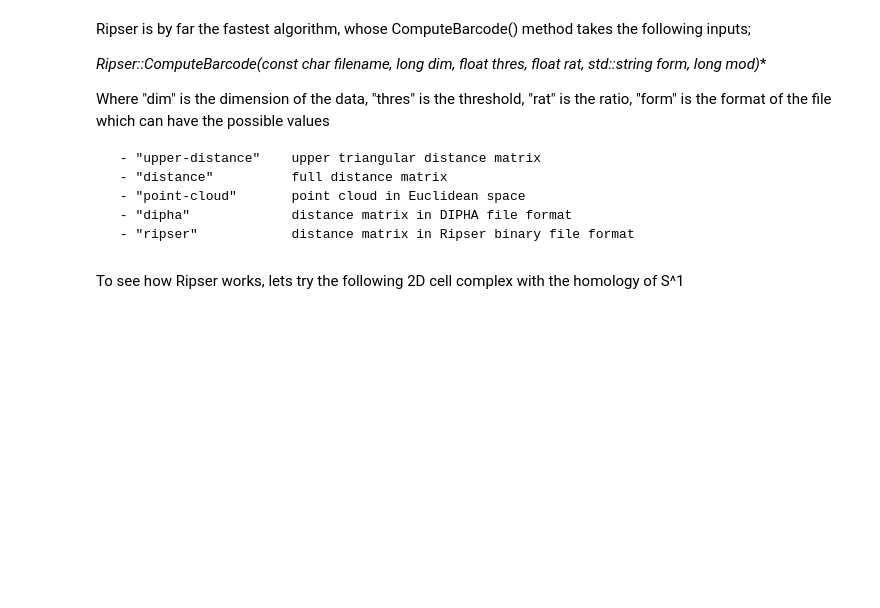
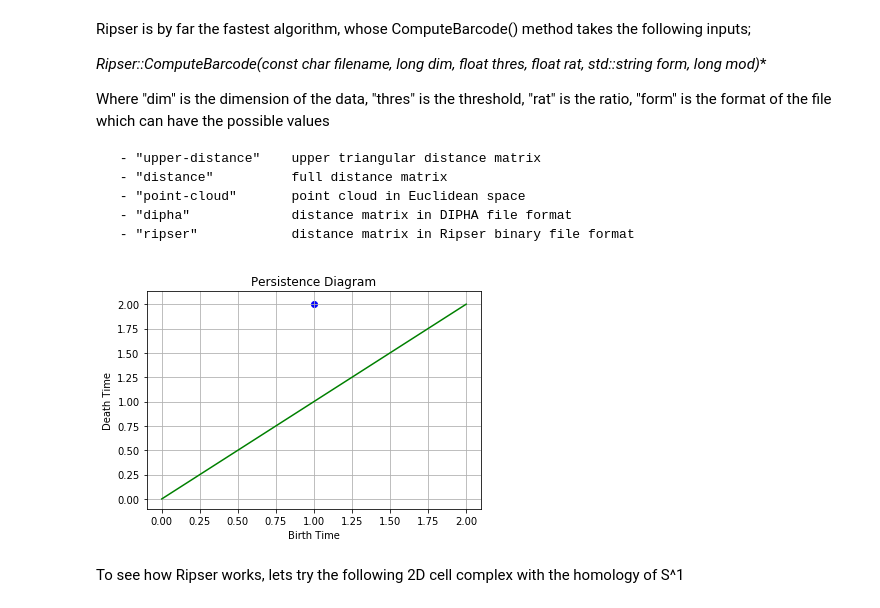
Before and after one commit to infophysics/tda-toolkit, a Jupyter notebook: TDA Persistent Homology.ipynb, the cells around one changed output. Saved outputs shown, nothing was run; the diff lists cells and outputs as text; code cells hidden in the pictures; blank space fills up the shorter version.

```diff
--- a/TDA Persistent Homology.ipynb
+++ b/TDA Persistent Homology.ipynb
@@ -155,9 +157,14 @@ Where "dim" is the dimension of the data, "thres" is the threshold, "rat" is the
 # %%
 #  Create a Ripser object
 rips = TDA.Ripser()
 
 #  Compute a barcode from one of the examples
 rips.ComputeBarcode("algorithms/Ripser/examples/sphere_3_192.lower_distance_matrix",1,0,1,"",1)
+
+#  Plot persistence diagram
+TDA.plot_persistence_diagram_from_file("test.csv")
+# %% [output]
+[figure, added]
 # %% [markdown]
 To see how Ripser works, lets try the following 2D cell complex with the homology of S^1
 # %%
```
Also changed, not shown: parts of 3 cells of this notebook, 1 other file.
